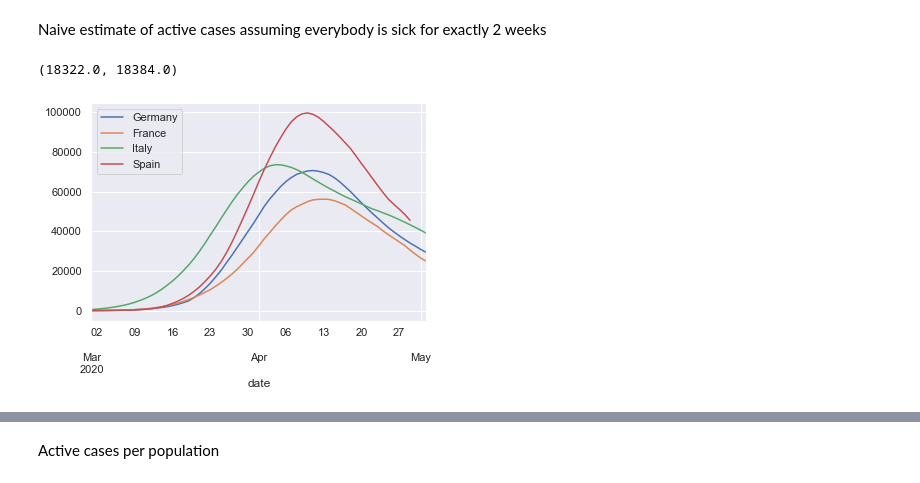
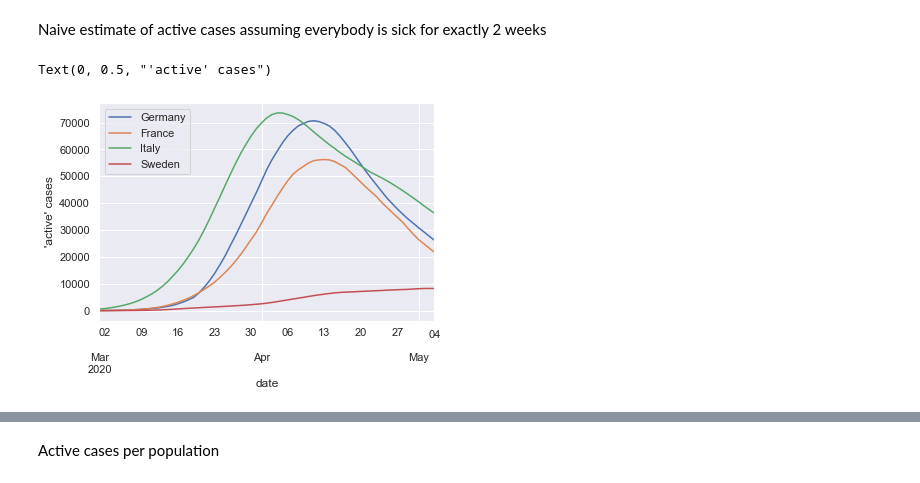
Before and after one commit to wtkranz/CoronaPlay, a Jupyter notebook: coronaplay.ipynb, the cells around one changed output, grey strips where cells are left out. Drawn from its saved outputs; the diff is of its cells as text; code cells hidden in the pictures.

```diff
--- a/coronaplay.ipynb
+++ b/coronaplay.ipynb
@@ -137,11 +140,12 @@ ax.set_xlim(pandas.to_datetime("1 March 2020"), confirmed.index[-1])
 # %% [markdown]
 Naive estimate of active cases assuming everybody is sick for exactly 2 weeks
 # %%
-ax = (confirmed - confirmed.shift(14))[['Germany', 'France', 'Italy', 'Spain']].rolling(window=7).mean().plot()
+ax = (confirmed - confirmed.shift(14))[['Germany', 'France', 'Italy', 'Sweden']].rolling(window=7).mean().plot()
 ax.set_xlim(pandas.to_datetime("1 March 2020"), confirmed.index[-1])
+ax.set_ylabel("'active' cases")
 # %% [output]
-(18322.0, 18384.0)
+Text(0, 0.5, "'active' cases")
-[figure, old version]
+[figure, new version]
 # %%
 ax = (confirmed - confirmed.shift(14))[['United States', 'United Kingdom']].rolling(window=7).mean().plot()
 ax.set_xlim(pandas.to_datetime("1 March 2020"), confirmed.index[-1])
```
Also changed, not shown: parts of 35 cells of this notebook.
